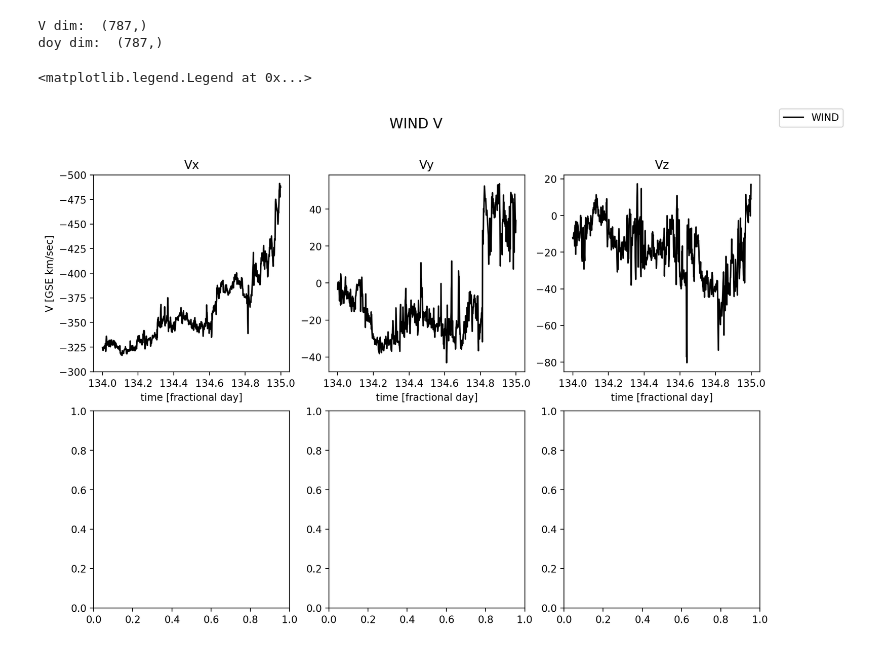
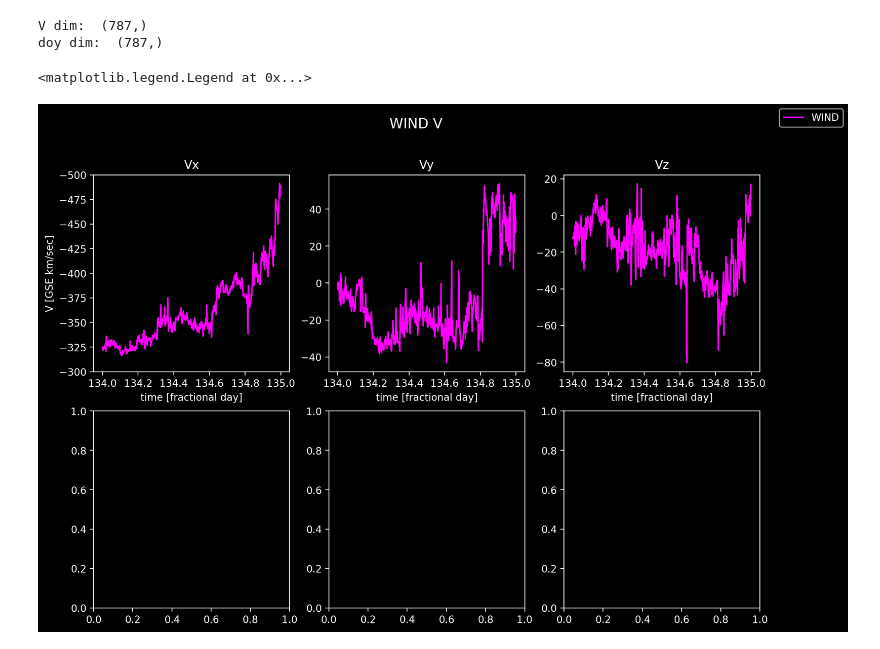
Before and after one commit to ifauh/kamakaniokala, a Jupyter notebook: explore.ipynb, the cells around one changed output. Drawn from its saved outputs; the diff is of its cells as text; code cells hidden in the pictures.

```diff
--- a/explore.ipynb
+++ b/explore.ipynb
@@ -5,3 +13,10 @@ from spacepy import pycdf
+# %%
+style_sheet = 'dark_background' # dark theme
+#style_sheet = 'default'         # light theme
+plt.style.use(style_sheet)
+
+plt.rcParams['figure.figsize'] = [12, 8]
+plt.rcParams['figure.dpi'] = 200 # 200 e.g. is really fine, but slower
 # %% [markdown]
 # Time Conversion functions
 
@@ -34,7 +49,7 @@ The WIND ion data is our ground truth example data. In machine learning we call
 # %% [markdown]
 The WND ion data is stored locally in the "data/raw/WND/ion/" directory.
 # %%
-WND_ION_DIR = 'data/raw/WND/ion/2022'
+WND_ION_DIR = 'data/raw/WIND/ion/2022'
 
 !ls -l $WND_ION_DIR | wc -l
 !ls -l $WND_ION_DIR/wi_h1_swe_20220514_v01.cdf
@@ -334,29 +343,28 @@ doy dim:  (787,)
 # %%
 fig, axs = plt.subplots(2, 3)
 title = 'WIND V'
 fig.suptitle(title, fontsize=14)
 start = 0
 stop = wnd_doy.shape[0]
-#time_axis = np.linspace(start, stop, num=stop-start, endpoint=False)
 time_axis = wnd_doy
 
-w_bx, = axs[0,0].plot(time_axis, wnd_V[0], color='black', label='Vx')
-w_by, = axs[0,1].plot(time_axis, wnd_V[1],color='black', label='Vy')
-w_bz, = axs[0,2].plot(time_axis, wnd_V[2],color='black', label='Vz')
+w_bx, = axs[0,0].plot(time_axis, wnd_V[0], color='magenta', label='Vx')
+w_by, = axs[0,1].plot(time_axis, wnd_V[1], color='magenta', label='Vy')
+w_bz, = axs[0,2].plot(time_axis, wnd_V[2], color='magenta', label='Vz')
 axs[0, 0].set(title='Vx')
 axs[0, 1].set(title='Vy')
 axs[0, 2].set(title='Vz')
 axs[0, 0].set(xlabel='time [fractional day]', ylabel='V [GSE km/sec]')
 axs[0, 1].set(xlabel='time [fractional day]')
 axs[0, 2].set(xlabel='time [fractional day]')
 axs[0, 0].set(ylim=(-300,-500))
 #axs[0, 1].set(ylim=(0,7))
 #axs[0, 2].set(ylim=(-6,0))
 #axs[1, 0].set(ylim=(-8,-4))
 #axs[1, 1].set(ylim=(0,7))
 #axs[1, 2].set(ylim=(-6,0))
 
 fig.legend([w_bx], ['WIND'], loc='upper right')
 # %% [output]
 <matplotlib.legend.Legend at 0x...>
-[figure, old version]
+[figure, new version]
```
Also changed, not shown: parts of 9 cells of this notebook.
